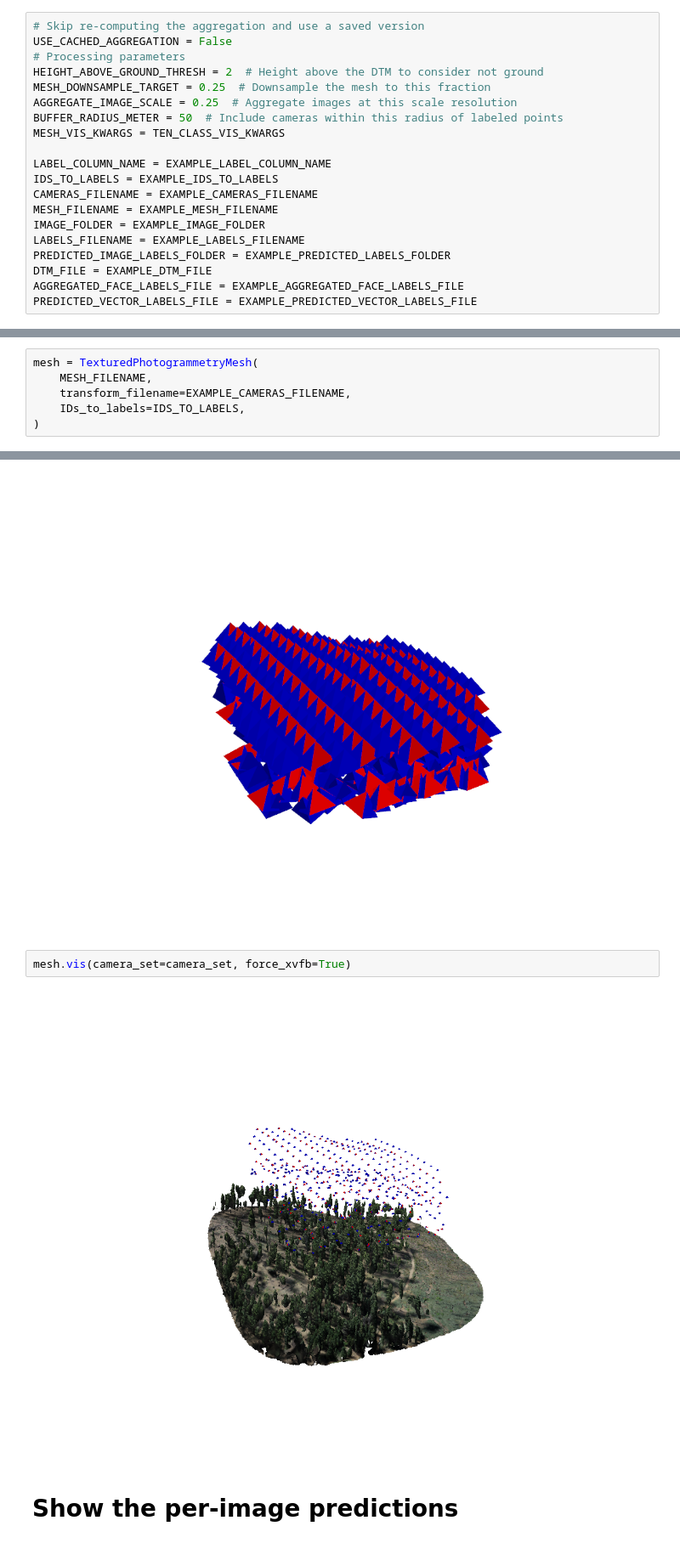
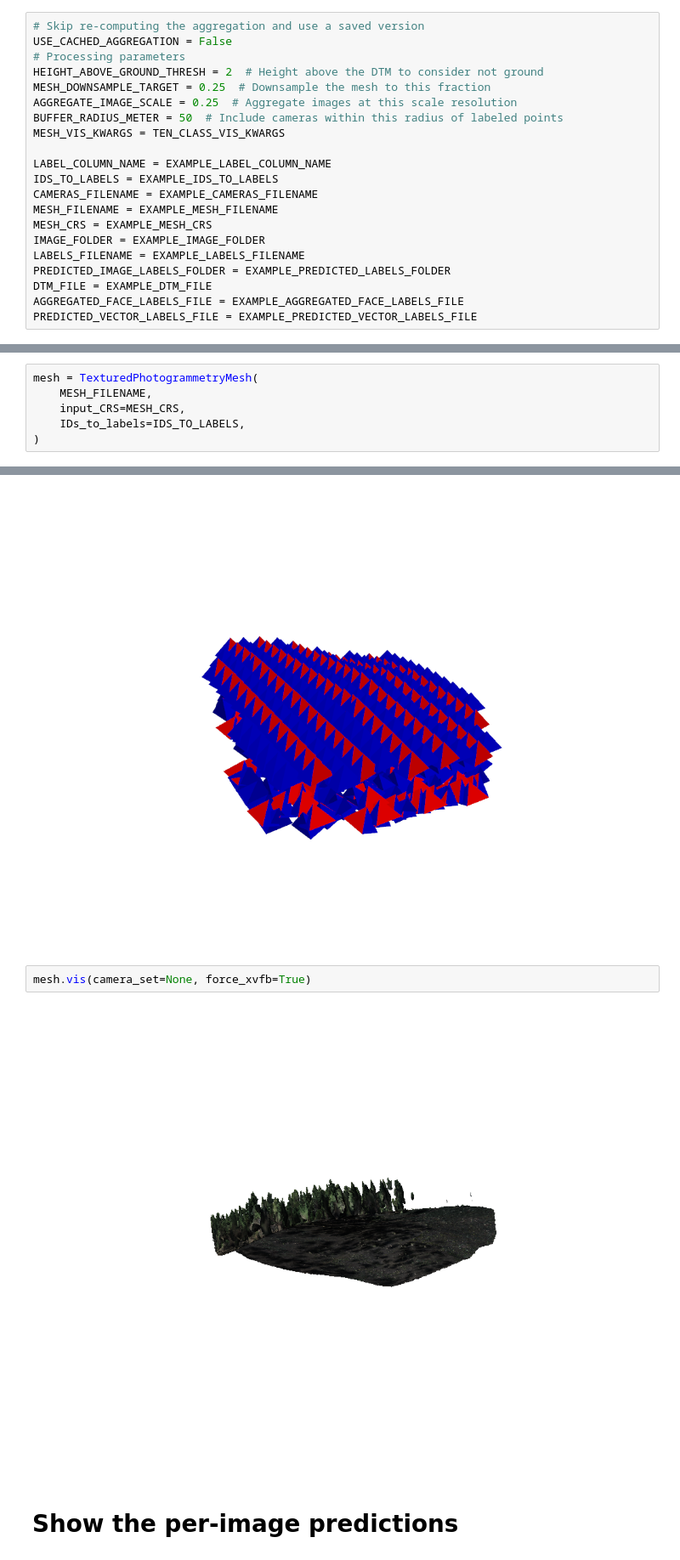
Before and after one commit to open-forest-observatory/geograypher, a Jupyter notebook: examples/aggregate_predictions.ipynb, the cells around one changed output, grey strips where cells are left out. Shown at 85% size. Drawn from its saved outputs; the diff is of its cells as text.

```diff
--- a/examples/aggregate_predictions.ipynb
+++ b/examples/aggregate_predictions.ipynb
@@ -49,6 +42,7 @@ LABEL_COLUMN_NAME = EXAMPLE_LABEL_COLUMN_NAME
 IDS_TO_LABELS = EXAMPLE_IDS_TO_LABELS
 CAMERAS_FILENAME = EXAMPLE_CAMERAS_FILENAME
 MESH_FILENAME = EXAMPLE_MESH_FILENAME
+MESH_CRS = EXAMPLE_MESH_CRS
 IMAGE_FOLDER = EXAMPLE_IMAGE_FOLDER
 LABELS_FILENAME = EXAMPLE_LABELS_FILENAME
 PREDICTED_IMAGE_LABELS_FOLDER = EXAMPLE_PREDICTED_LABELS_FOLDER
@@ -60,7 +54,7 @@ PREDICTED_VECTOR_LABELS_FILE = EXAMPLE_PREDICTED_VECTOR_LABELS_FILE
 # %%
 mesh = TexturedPhotogrammetryMesh(
     MESH_FILENAME,
-    transform_filename=EXAMPLE_CAMERAS_FILENAME,
+    input_CRS=MESH_CRS,
     IDs_to_labels=IDS_TO_LABELS,
 )
 # %% [output]
@@ -84,9 +77,9 @@ camera_set.vis()
 # %% [output]
 [figure]
 # %%
-mesh.vis(camera_set=camera_set, force_xvfb=True)
+mesh.vis(camera_set=None, force_xvfb=True)
 # %% [output]
-[figure, old version]
+[figure, new version]
 # %% [markdown]
 # Show the per-image predictions
 # %%
```
Also changed, not shown: parts of 6 cells of this notebook, 1 other file.
